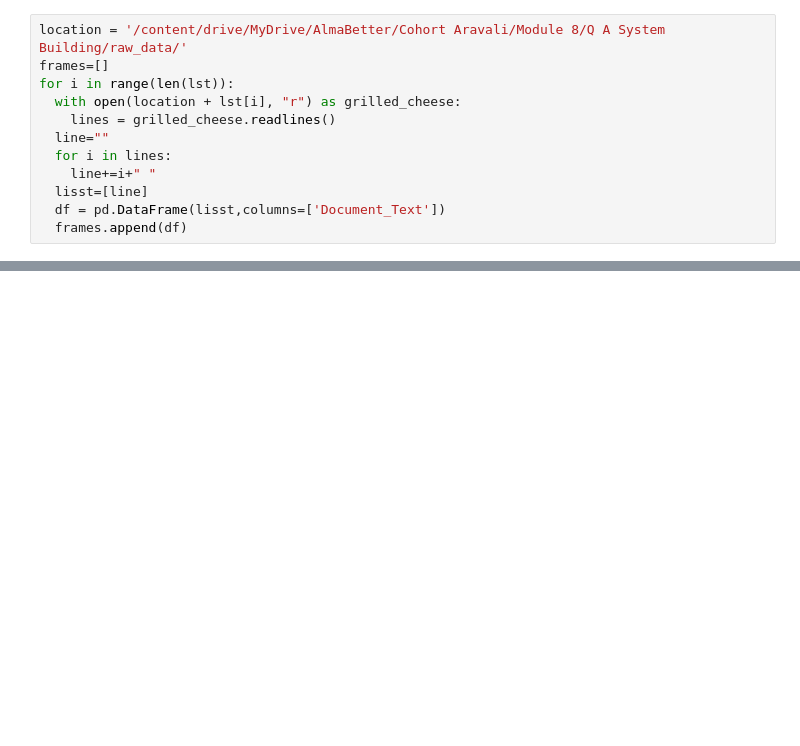
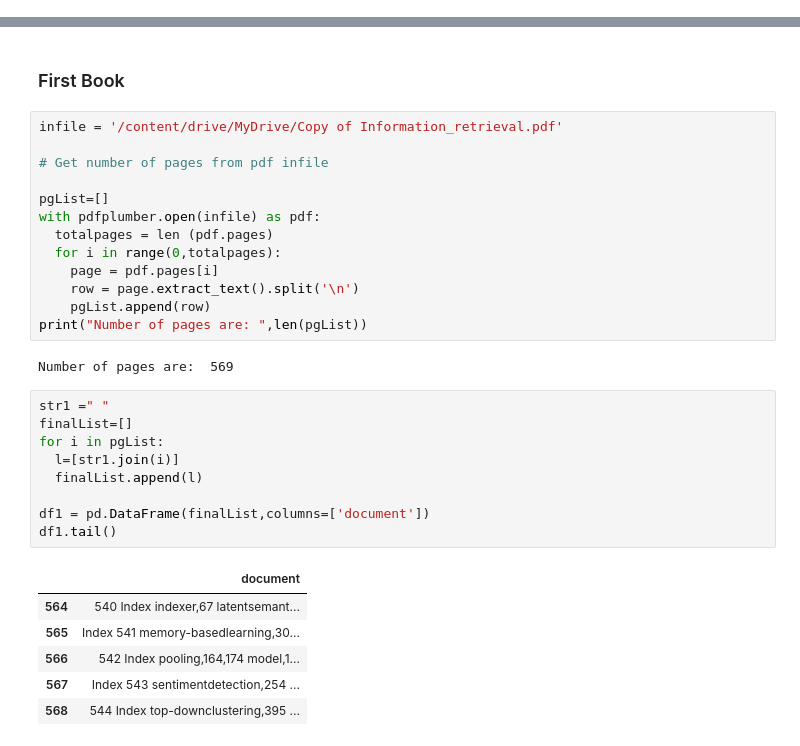
Before and after one commit to TheAIFellow/Automated-Question-Answering-System--Team1---Capstone-Project, a Jupyter notebook: Q_A_System_building_Team1_Capstone_Project.ipynb, the cells around one changed output, grey strips where cells are left out. Drawn from its saved outputs; the diff is of its cells as text; blank space fills up the shorter version.

```diff
--- a/Q_A_System_building_Team1_Capstone_Project.ipynb
+++ b/Q_A_System_building_Team1_Capstone_Project.ipynb
@@ -61,12 +2,0 @@ lst
-# %%
-location = '/content/drive/MyDrive/AlmaBetter/Cohort Aravali/Module 8/Q A System Building/raw_data/'
-frames=[]
-for i in range(len(lst)):
-  with open(location + lst[i], "r") as grilled_cheese:
-    lines = grilled_cheese.readlines()
-  line=""
-  for i in lines:
-    line+=i+" "
-  lisst=[line]
-  df = pd.DataFrame(lisst,columns=['Document_Text'])
-  frames.append(df)
@@ -244,0 +40,33 @@ dataset.head()
+# %% [markdown]
+### First Book
+# %%
+infile = '/content/drive/MyDrive/Copy of Information_retrieval.pdf'
+
+# Get number of pages from pdf infile
+
+pgList=[]
+with pdfplumber.open(infile) as pdf:
+  totalpages = len (pdf.pages)
+  for i in range(0,totalpages):
+    page = pdf.pages[i]
+    row = page.extract_text().split('\n')
+    pgList.append(row)
+print("Number of pages are: ",len(pgList))
+# %% [output]
+Number of pages are:  569
+# %%
+str1 =" "
+finalList=[]
+for i in pgList:
+  l=[str1.join(i)]
+  finalList.append(l)
+
+df1 = pd.DataFrame(finalList,columns=['document'])
+df1.tail()
+# %% [output]
+|  | document |
+| 564 | 540 Index indexer,67 latentsemant... |
+| 565 | Index 541 memory-basedlearning,30... |
+| 566 | 542 Index pooling,164,174 model,1... |
+| 567 | Index 543 sentimentdetection,254 ... |
+| 568 | 544 Index top-downclustering,395 ... |
```
Also changed, not shown: parts of 72 cells of this notebook.
